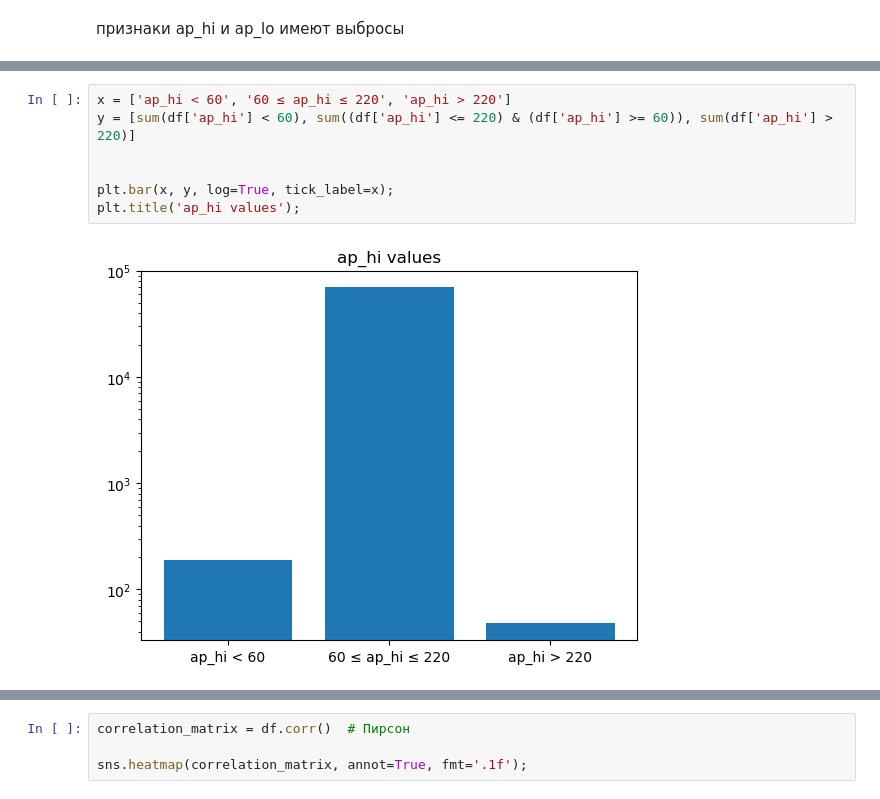
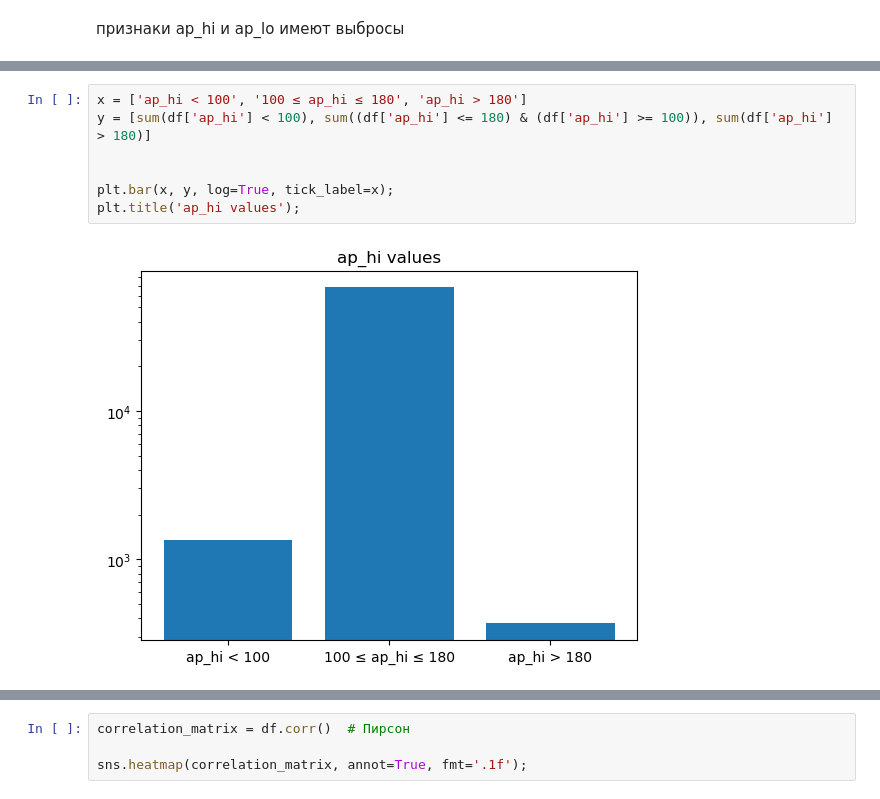
Before and after one commit to MatveyOreshkinn/Cardiovascular-prediction, a Jupyter notebook: preprocessing.ipynb, the cells around one changed output, grey strips where cells are left out. Saved outputs shown, nothing was run; the diff lists cells and outputs as text.

```diff
--- a/preprocessing.ipynb
+++ b/preprocessing.ipynb
@@ -126,10 +276,10 @@ df.describe()
 # %%
-x = ['ap_hi < 60', '60 ≤ ap_hi ≤ 220', 'ap_hi > 220']
-y = [sum(df['ap_hi'] < 60), sum((df['ap_hi'] <= 220) & (df['ap_hi'] >= 60)), sum(df['ap_hi'] > 220)]
+x = ['ap_hi < 100', '100 ≤ ap_hi ≤ 180', 'ap_hi > 180']
+y = [sum(df['ap_hi'] < 100), sum((df['ap_hi'] <= 180) & (df['ap_hi'] >= 100)), sum(df['ap_hi'] > 180)]
 
 
 plt.bar(x, y, log=True, tick_label=x);
 plt.title('ap_hi values');
 # %% [output]
-[figure, old version]
+[figure, new version]
 # %%
```
Also changed, not shown: parts of 45 cells of this notebook, 1 other file.
